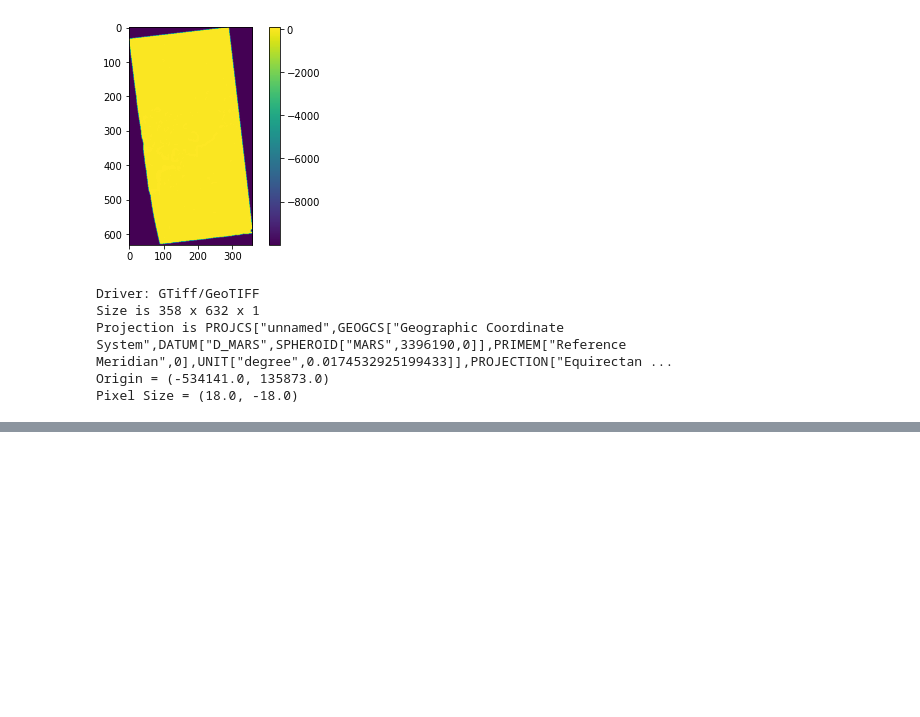
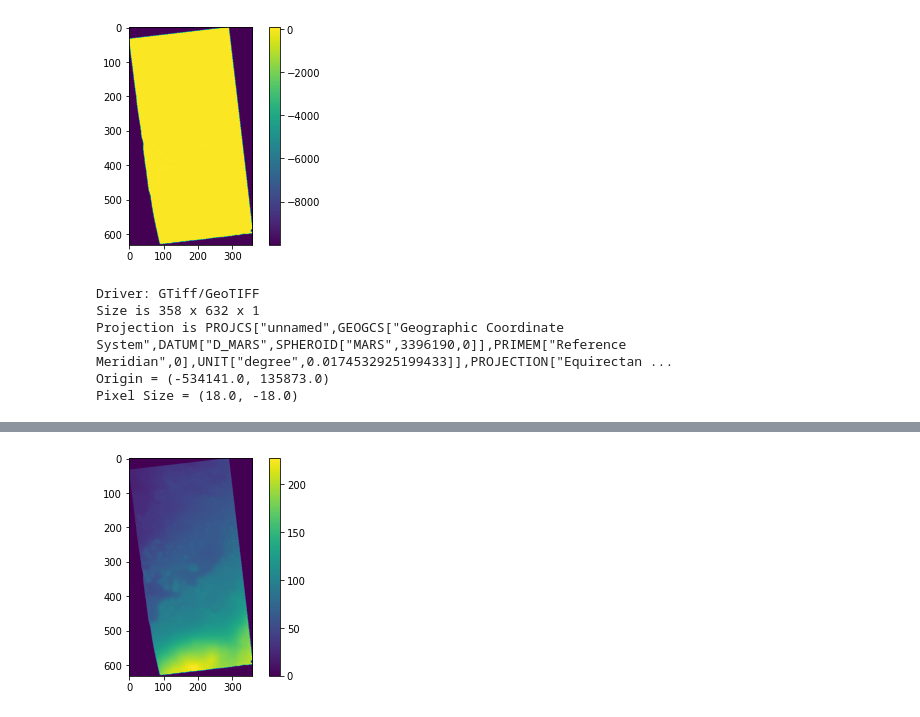
Before and after one commit to SalimFares4/Image-Segmentation, a Jupyter notebook: Code/Visualization/2D Visualization.ipynb, the cells around one changed output, grey strips where cells are left out. Saved outputs shown, nothing was run; the diff lists cells and outputs as text; code cells hidden in the pictures; blank space fills up the shorter version.

```diff
--- a/Code/Visualization/2D Visualization.ipynb
+++ b/Code/Visualization/2D Visualization.ipynb
@@ -28,15 +28,15 @@ import pandas as pd
 dem_path = '/content/drive/My Drive/Image Segmentation/'
 file_path = dem_path + "Firsoff_HiRISE_5_low_res.tif-adj.tif"
 gdal_data = gdal.Open(file_path)
+
 gdal_band = gdal_data.GetRasterBand(1)
 nodataval = gdal_band.GetNoDataValue()
 
 # convert to a numpy array
 data_array=[]
-data_array = gdal_data.ReadAsArray().astype(np.float)
+data_array = gdal_band.ReadAsArray().astype(np.float)
 # data_array
 
 # replace missing values if necessary
 if np.any(data_array == nodataval):
     data_array[data_array == nodataval] = np.nan
-data_array.shape
@@ -176 +157,9 @@ Successfully installed affine-2.3.0 click-plugins-1.1.1 cligj-0.7.2 rasterio-1.2
+# %%
+data_array_interp = np.interp(data_array, (-3200.0, -1400), (0, 255)).astype(np.uint8)
+plt.figure()
+plt.imshow(data_array_interp)
+plt.colorbar()
+plt.show()
+# %% [output]
+[figure, added]
 # %%
```
Also changed, not shown: parts of 13 cells of this notebook.
